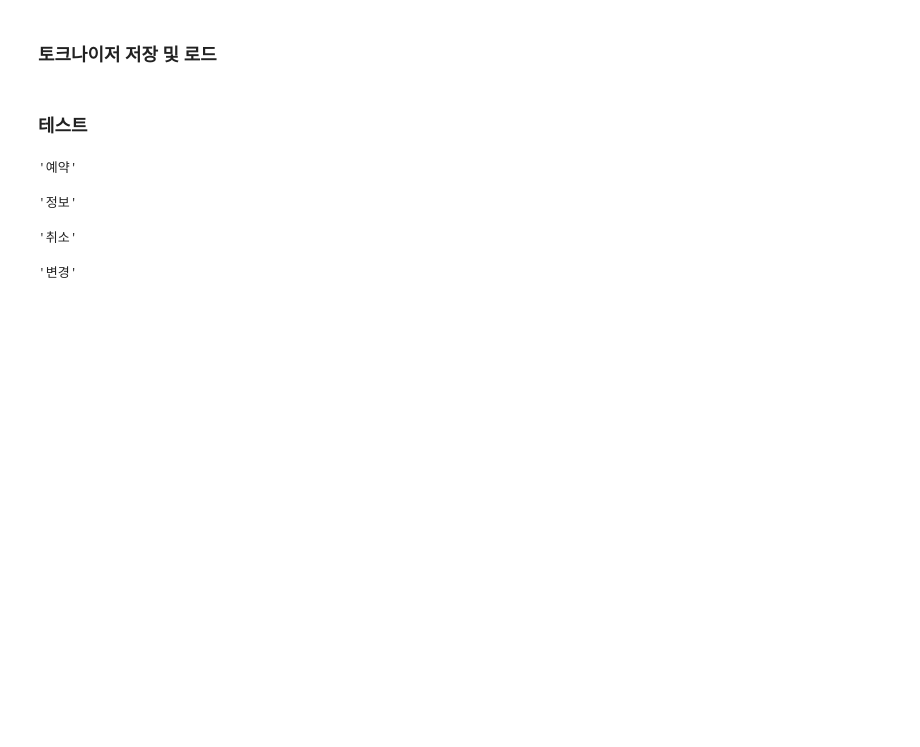
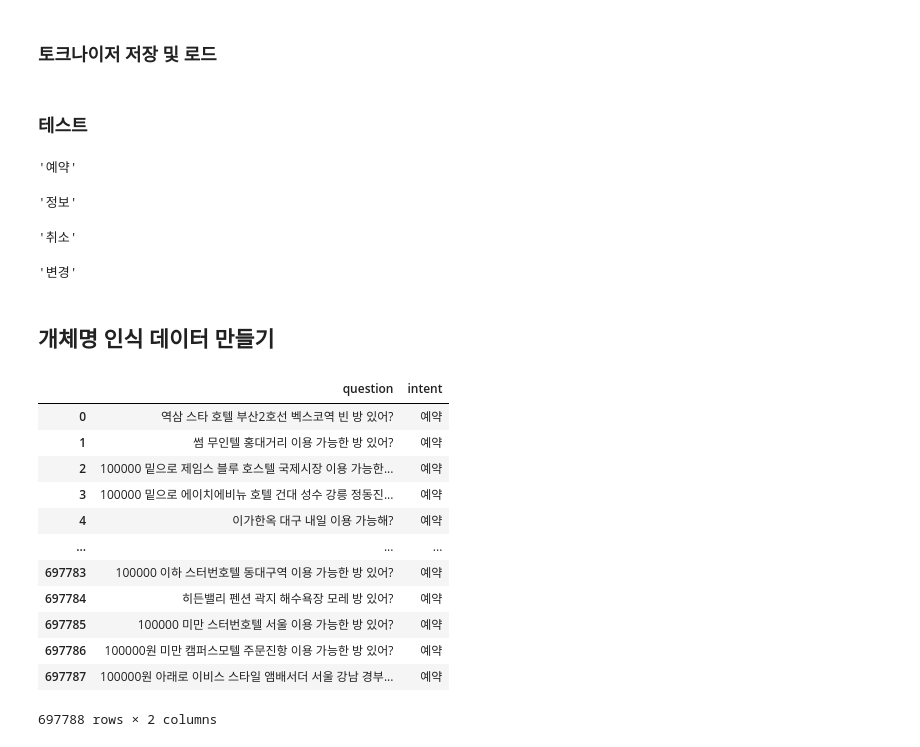
Before and after one commit to changyong93/Natural-language-processing-with-chat-bot, a Jupyter notebook: 챗봇_모델_학습(hotel_ver).ipynb, the cells around one changed output. Cells and saved outputs as stored; diff of their text form; code cells hidden in the pictures; blank space fills up the shorter version.

```diff
--- a/챗봇_모델_학습(hotel_ver).ipynb
+++ b/챗봇_모델_학습(hotel_ver).ipynb
@@ -1498,3 +1525,27 @@ predict("예약 취소해줘")
 predict("예약 시간 바꿔줘")
 # %% [output]
 '변경'
+# %% [markdown]
+## 개체명 인식 데이터 만들기
+# %%
+reservation_df = final_df[final_df["intent"]== "예약"].reset_index(drop=True)
+change_df = final_df[final_df["intent"]== "변경"].reset_index(drop=True)
+cancellation_df = final_df[final_df["intent"]== "취소"].reset_index(drop=True)
+confirmation_df = final_df[final_df["intent"]== "확인"].reset_index(drop=True)
+information_df = final_df[final_df["intent"]== "정보"].reset_index(drop=True)
+# %%
+reservation_df
+# %% [output]
+|  | question | intent |
+| 0 | 역삼 스타 호텔 부산2호선 벡스코역 빈 방 있어? | 예약 |
+| 1 | 썸 무인텔 홍대거리 이용 가능한 방 있어? | 예약 |
+| 2 | 100000 밑으로 제임스 블루 호스텔 국제시장 이용 가능한... | 예약 |
+| 3 | 100000 밑으로 에이치에비뉴 호텔 건대 성수 강릉 정동진... | 예약 |
+| 4 | 이가한옥 대구 내일 이용 가능해? | 예약 |
+| ... | ... | ... |
+| 697783 | 100000 이하 스터번호텔 동대구역 이용 가능한 방 있어? | 예약 |
+| 697784 | 히든밸리 펜션 곽지 해수욕장 모레 방 있어? | 예약 |
+| 697785 | 100000 미만 스터번호텔 서울 이용 가능한 방 있어? | 예약 |
+| 697786 | 100000원 미만 캠퍼스모텔 주문진항 이용 가능한 방 있어? | 예약 |
+| 697787 | 100000원 아래로 이비스 스타일 앰배서더 서울 강남 경부... | 예약 |
+697788 rows × 2 columns
```
Also changed, not shown: parts of 57 cells of this notebook.
